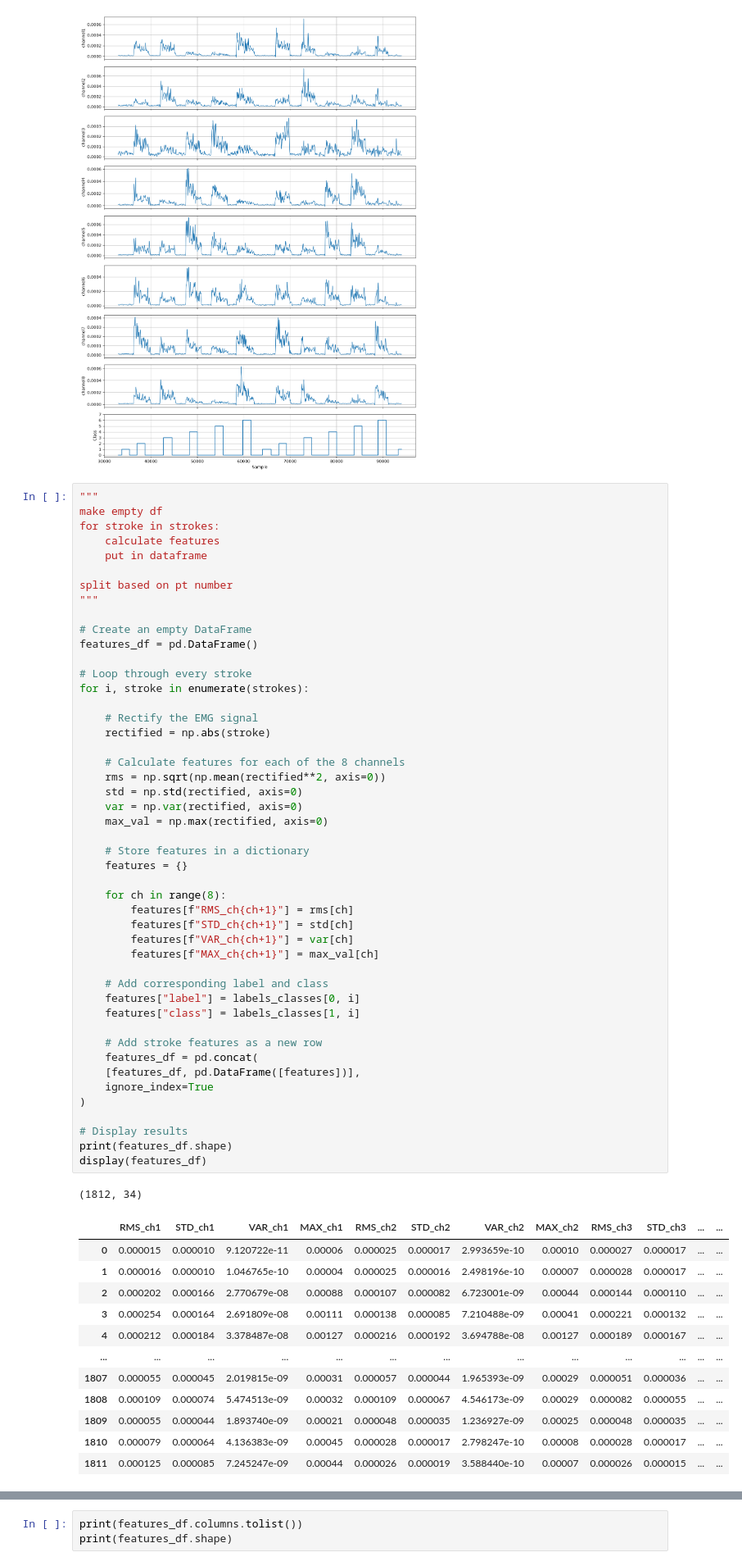
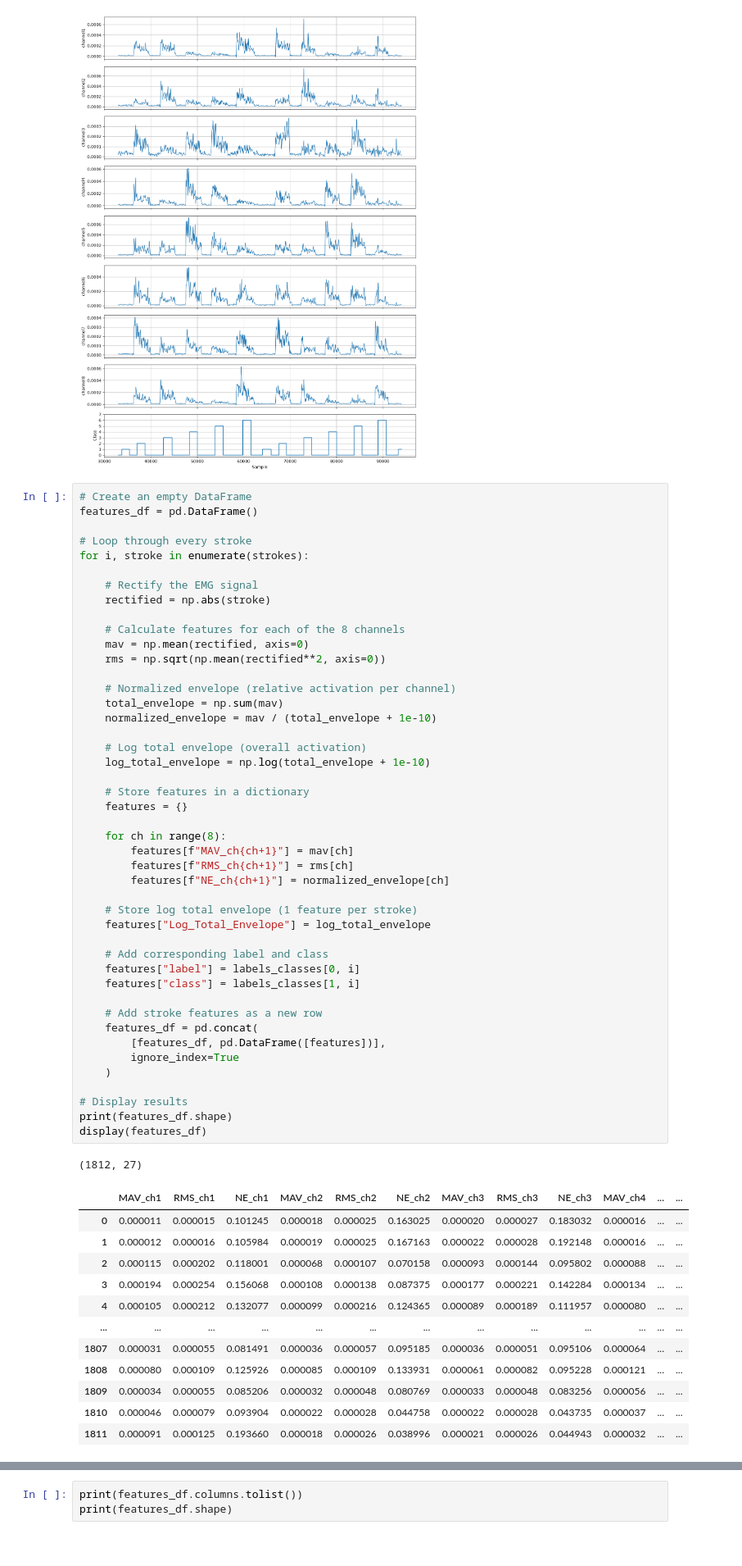
Before and after one commit to laauritaa/S-S_EMG, a Jupyter notebook: Data_Features.ipynb, the cells around one changed output, grey strips where cells are left out. Shown at 82% size. Cells and saved outputs as stored; diff of their text form.

```diff
--- a/Data_Features.ipynb
+++ b/Data_Features.ipynb
@@ -330,63 +330,61 @@ plt.show()
 # %% [output]
 [figure]
 # %%
-"""
-make empty df
-for stroke in strokes:
-    calculate features
-    put in dataframe
-
-split based on pt number
-"""
-
 # Create an empty DataFrame
 features_df = pd.DataFrame()
 
 # Loop through every stroke
 for i, stroke in enumerate(strokes):
 
     # Rectify the EMG signal
     rectified = np.abs(stroke)
 
     # Calculate features for each of the 8 channels
+    mav = np.mean(rectified, axis=0)
     rms = np.sqrt(np.mean(rectified**2, axis=0))
-    std = np.std(rectified, axis=0)
-    var = np.var(rectified, axis=0)
-    max_val = np.max(rectified, axis=0)
+
+    # Normalized envelope (relative activation per channel)
+    total_envelope = np.sum(mav)
+    normalized_envelope = mav / (total_envelope + 1e-10)
+
+    # Log total envelope (overall activation)
+    log_total_envelope = np.log(total_envelope + 1e-10)
 
     # Store features in a dictionary
     features = {}
 
     for ch in range(8):
+        features[f"MAV_ch{ch+1}"] = mav[ch]
         features[f"RMS_ch{ch+1}"] = rms[ch]
-        features[f"STD_ch{ch+1}"] = std[ch]
-        features[f"VAR_ch{ch+1}"] = var[ch]
-        features[f"MAX_ch{ch+1}"] = max_val[ch]
+        features[f"NE_ch{ch+1}"] = normalized_envelope[ch]
+
+    # Store log total envelope (1 feature per stroke)
+    features["Log_Total_Envelope"] = log_total_envelope
 
     # Add corresponding label and class
     features["label"] = labels_classes[0, i]
     features["class"] = labels_classes[1, i]
 
     # Add stroke features as a new row
     features_df = pd.concat(
-    [features_df, pd.DataFrame([features])],
-    ignore_index=True
-)
+        [features_df, pd.DataFrame([features])],
+        ignore_index=True
+    )
 
 # Display results
 print(features_df.shape)
 display(features_df)
 # %% [output]
-(1812, 34)
+(1812, 27)
-|  | RMS_ch1 | STD_ch1 | VAR_ch1 | MAX_ch1 | RMS_ch2 | STD_ch2 | VAR_ch2 | MAX_ch2 | RMS_ch3 | STD_ch3 | ... | ... |
-| 0 | 0.000015 | 0.000010 | 9.120722e-11 | 0.00006 | 0.000025 | 0.000017 | 2.993659e-10 | 0.00010 | 0.000027 | 0.000017 | ... | ... |
-| 1 | 0.000016 | 0.000010 | 1.046765e-10 | 0.00004 | 0.000025 | 0.000016 | 2.498196e-10 | 0.00007 | 0.000028 | 0.000017 | ... | ... |
-| 2 | 0.000202 | 0.000166 | 2.770679e-08 | 0.00088 | 0.000107 | 0.000082 | 6.723001e-09 | 0.00044 | 0.000144 | 0.000110 | ... | ... |
-| 3 | 0.000254 | 0.000164 | 2.691809e-08 | 0.00111 | 0.000138 | 0.000085 | 7.210488e-09 | 0.00041 | 0.000221 | 0.000132 | ... | ... |
-| 4 | 0.000212 | 0.000184 | 3.378487e-08 | 0.00127 | 0.000216 | 0.000192 | 3.694788e-08 | 0.00127 | 0.000189 | 0.000167 | ... | ... |
+|  | MAV_ch1 | RMS_ch1 | NE_ch1 | MAV_ch2 | RMS_ch2 | NE_ch2 | MAV_ch3 | RMS_ch3 | NE_ch3 | MAV_ch4 | ... | ... |
+| 0 | 0.000011 | 0.000015 | 0.101245 | 0.000018 | 0.000025 | 0.163025 | 0.000020 | 0.000027 | 0.183032 | 0.000016 | ... | ... |
+| 1 | 0.000012 | 0.000016 | 0.105984 | 0.000019 | 0.000025 | 0.167163 | 0.000022 | 0.000028 | 0.192148 | 0.000016 | ... | ... |
+| 2 | 0.000115 | 0.000202 | 0.118001 | 0.000068 | 0.000107 | 0.070158 | 0.000093 | 0.000144 | 0.095802 | 0.000088 | ... | ... |
+| 3 | 0.000194 | 0.000254 | 0.156068 | 0.000108 | 0.000138 | 0.087375 | 0.000177 | 0.000221 | 0.142284 | 0.000134 | ... | ... |
+| 4 | 0.000105 | 0.000212 | 0.132077 | 0.000099 | 0.000216 | 0.124365 | 0.000089 | 0.000189 | 0.111957 | 0.000080 | ... | ... |
 | ... | ... | ... | ... | ... | ... | ... | ... | ... | ... | ... | ... | ... |
-| 1807 | 0.000055 | 0.000045 | 2.019815e-09 | 0.00031 | 0.000057 | 0.000044 | 1.965393e-09 | 0.00029 | 0.000051 | 0.000036 | ... | ... |
-| 1808 | 0.000109 | 0.000074 | 5.474513e-09 | 0.00032 | 0.000109 | 0.000067 | 4.546173e-09 | 0.00029 | 0.000082 | 0.000055 | ... | ... |
-| 1809 | 0.000055 | 0.000044 | 1.893740e-09 | 0.00021 | 0.000048 | 0.000035 | 1.236927e-09 | 0.00025 | 0.000048 | 0.000035 | ... | ... |
-| 1810 | 0.000079 | 0.000064 | 4.136383e-09 | 0.00045 | 0.000028 | 0.000017 | 2.798247e-10 | 0.00008 | 0.000028 | 0.000017 | ... | ... |
-| 1811 | 0.000125 | 0.000085 | 7.245247e-09 | 0.00044 | 0.000026 | 0.000019 | 3.588440e-10 | 0.00007 | 0.000026 | 0.000015 | ... | ... |
+| 1807 | 0.000031 | 0.000055 | 0.081491 | 0.000036 | 0.000057 | 0.095185 | 0.000036 | 0.000051 | 0.095106 | 0.000064 | ... | ... |
+| 1808 | 0.000080 | 0.000109 | 0.125926 | 0.000085 | 0.000109 | 0.133931 | 0.000061 | 0.000082 | 0.095228 | 0.000121 | ... | ... |
+| 1809 | 0.000034 | 0.000055 | 0.085206 | 0.000032 | 0.000048 | 0.080769 | 0.000033 | 0.000048 | 0.083256 | 0.000056 | ... | ... |
+| 1810 | 0.000046 | 0.000079 | 0.093904 | 0.000022 | 0.000028 | 0.044758 | 0.000022 | 0.000028 | 0.043735 | 0.000037 | ... | ... |
+| 1811 | 0.000091 | 0.000125 | 0.193660 | 0.000018 | 0.000026 | 0.038996 | 0.000021 | 0.000026 | 0.044943 | 0.000032 | ... | ... |
```
Also changed, not shown: parts of 3 cells of this notebook, 2 other files.
